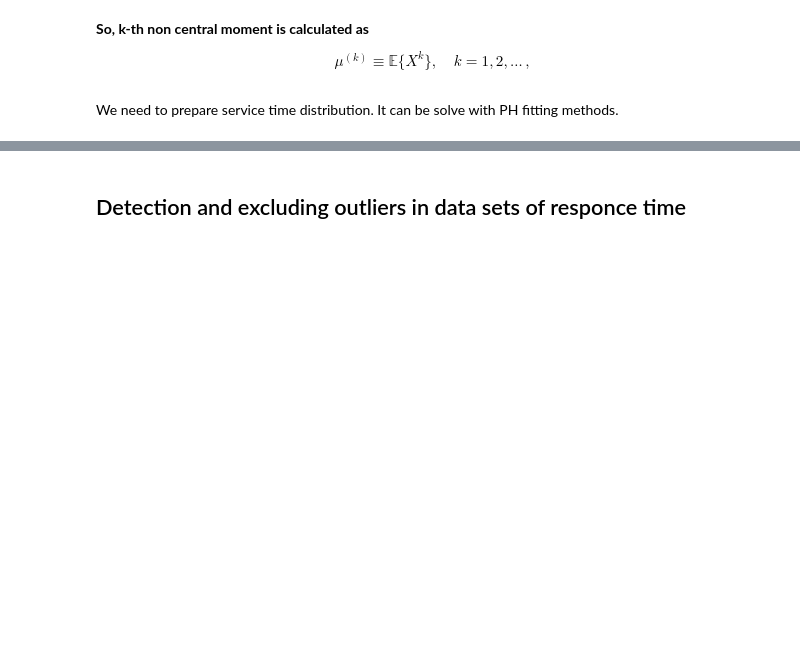
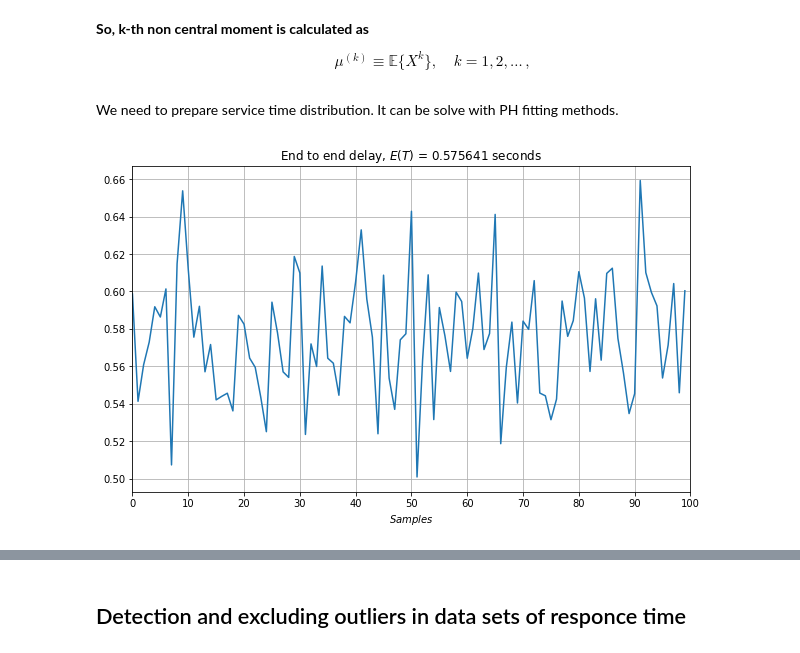
Before and after one commit to ipu69/pyqumo_old, a Jupyter notebook: experiments/ns3_ph_fit.ipynb, the cells around one changed output, grey strips where cells are left out. Saved outputs shown, nothing was run; the diff lists cells and outputs as text; code cells hidden in the pictures; blank space fills up the shorter version.

Commit message:
added E2E delay plots

```diff
--- a/experiments/ns3_ph_fit.ipynb
+++ b/experiments/ns3_ph_fit.ipynb
@@ -82,3 +82,12 @@ s34_link = S2SLink(dataset=interval_1,
                    m2=get_non_central_moment(interval_3, k=2),
                    m3=get_non_central_moment(interval_3, k=3))
 e2e_link = [s12_link, s23_link, s34_link]
+
+service_dist = get_service_dist(e2e_link)
+
+samples = 100
+e2et = np.zeros(samples)
+
+for i in range(samples):
+    ret = simulate_tandem(arr, service_dist, 500, 1_000_000)
+    e2et[i] = ret.delivery_delays[0].avg
@@ -87,3 +94,13 @@ service_dist = get_service_dist(e2e_link)
+# %%
+plt.figure(figsize=(10,6))
+plt.title(f'End to end delay, $E(T)$ = {e2et.mean():.6f} seconds');
+plt.plot(e2et, '-');
+plt.grid();
+plt.xlabel(r'$Samples$');
+plt.xlim([0, samples]);
+plt.xticks(np.arange(0, 110, 10));
+# %% [output]
+[figure, added]
 # %%
 arr = Exponential(100)
 ret = simulate_tandem(arr, service_dist, 500, 1_000_000)
```
Also changed, not shown: parts of 4 cells of this notebook.
